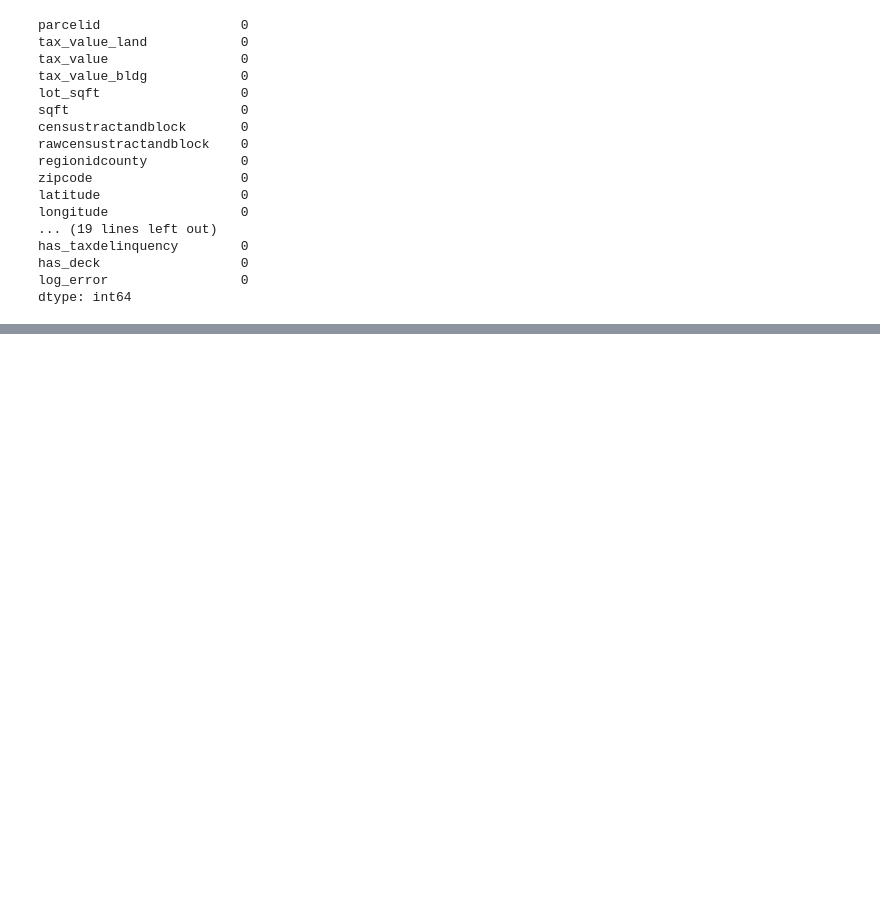
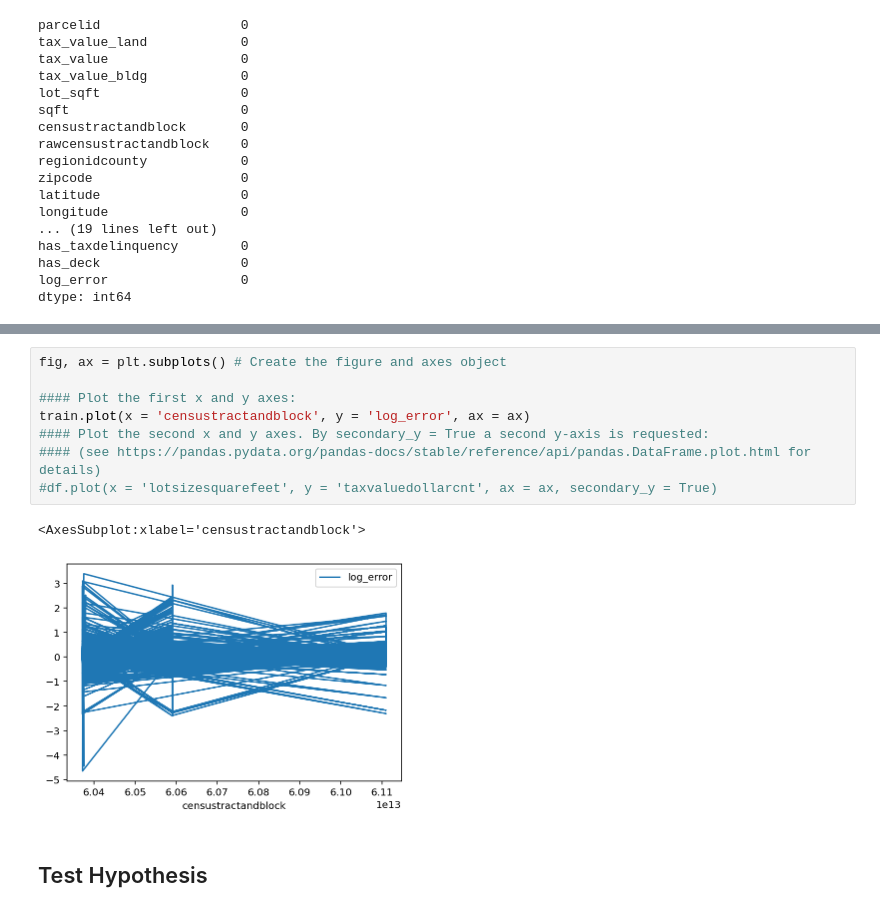
Before and after one commit to Codeup-Justin-Evans-Yvette-Ibarra/project_zillow_team, a Jupyter notebook: Justin_Draft.ipynb, the cells around one changed output, grey strips where cells are left out. Saved outputs shown, nothing was run; the diff lists cells and outputs as text; blank space fills up the shorter version.

```diff
--- a/Justin_Draft.ipynb
+++ b/Justin_Draft.ipynb
@@ -102,0 +341,13 @@ Index(['parcelid', 'bedrooms', 'bathrooms', 'calculatedbathnbr', 'fullbathcnt',
+# %%
+fig, ax = plt.subplots() # Create the figure and axes object
+
+#### Plot the first x and y axes:
+train.plot(x = 'censustractandblock', y = 'log_error', ax = ax)
+#### Plot the second x and y axes. By secondary_y = True a second y-axis is requested:
+#### (see https://pandas.pydata.org/pandas-docs/stable/reference/api/pandas.DataFrame.plot.html for details)
+#df.plot(x = 'lotsizesquarefeet', y = 'taxvaluedollarcnt', ax = ax, secondary_y = True)
+# %% [output]
+<AxesSubplot:xlabel='censustractandblock'>
+[figure, added]
+# %% [markdown]
+## Test Hypothesis
```
Also changed, not shown: parts of 33 cells of this notebook, 3 other files.
